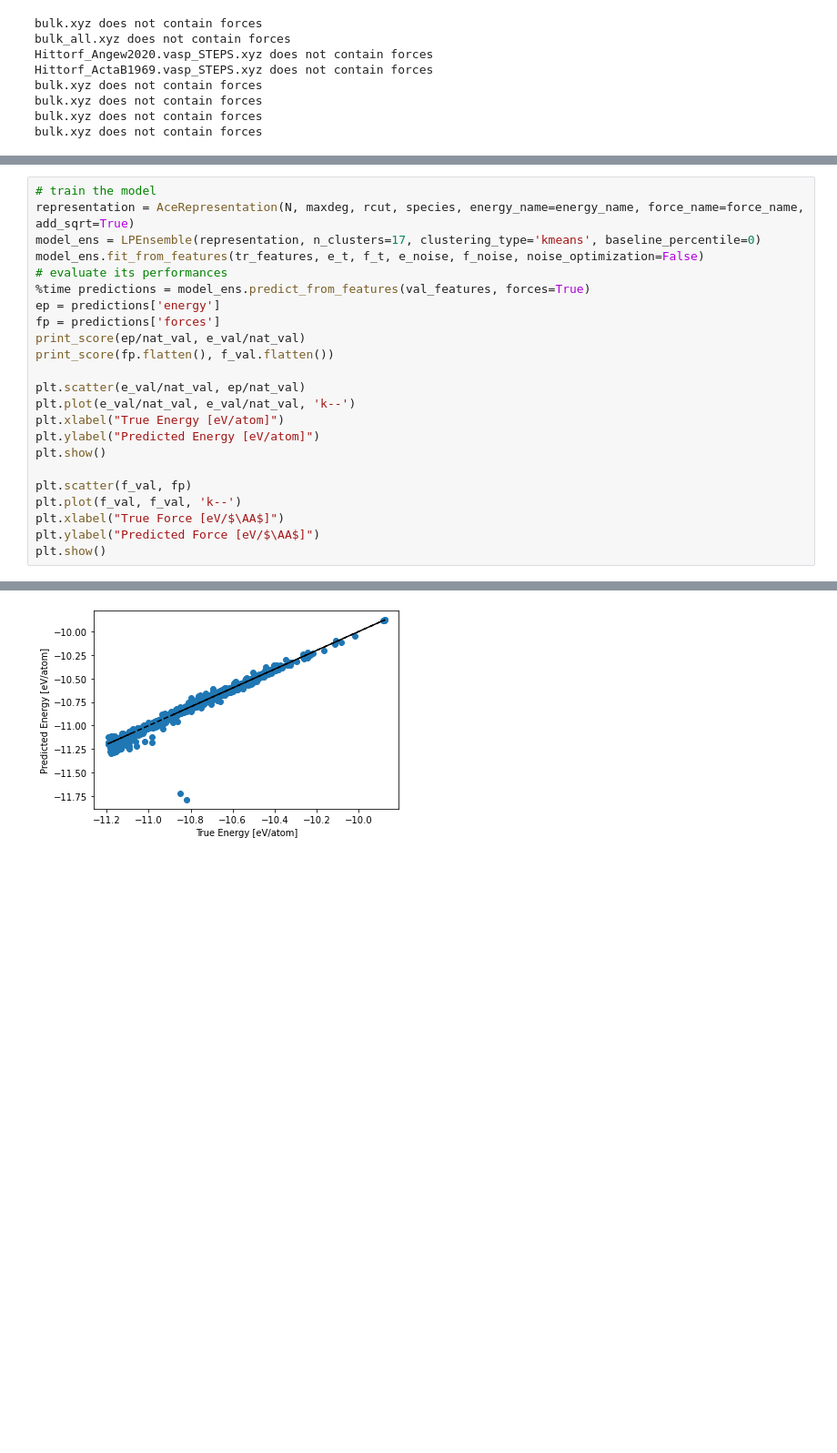
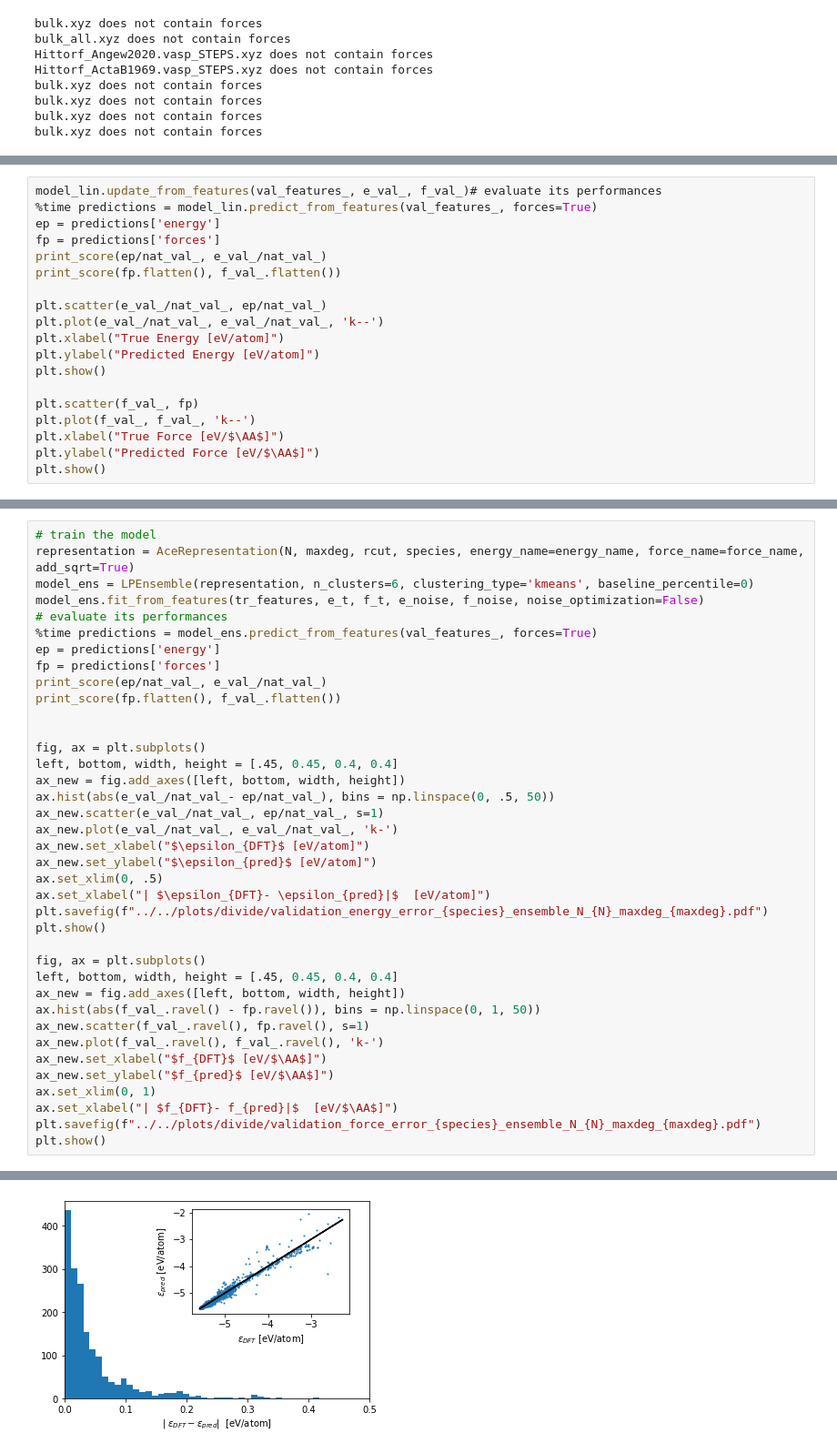
Before and after one commit to ClaudioZeni/Castle, a Jupyter notebook: notebooks/Active_learning.ipynb, the cells around one changed output, grey strips where cells are left out. Shown at 91% size. Cells and saved outputs as stored; diff of their text form; blank space fills up the shorter version.

Commit message:
slightly modified clustering and improved Active Learning notebook

```diff
--- a/notebooks/Active_learning.ipynb
+++ b/notebooks/Active_learning.ipynb
@@ -120,0 +154,19 @@ MAE=0.012 RMSE=0.015 SUP=0.060 R2=0.995
+# %%
+model_lin.update_from_features(val_features_, e_val_, f_val_)# evaluate its performances
+%time predictions = model_lin.predict_from_features(val_features_, forces=True)
+ep = predictions['energy']
+fp = predictions['forces']
+print_score(ep/nat_val_, e_val_/nat_val_)
+print_score(fp.flatten(), f_val_.flatten())
+
+plt.scatter(e_val_/nat_val_, ep/nat_val_)
+plt.plot(e_val_/nat_val_, e_val_/nat_val_, 'k--')
+plt.xlabel("True Energy [eV/atom]")
+plt.ylabel("Predicted Energy [eV/atom]")
+plt.show()
+
+plt.scatter(f_val_, fp)
+plt.plot(f_val_, f_val_, 'k--')
+plt.xlabel("True Force [eV/$\AA$]")
+plt.ylabel("Predicted Force [eV/$\AA$]")
+plt.show()
@@ -121,25 +182,40 @@ MAE=0.012 RMSE=0.015 SUP=0.060 R2=0.995
 # %%
 # train the model
 representation = AceRepresentation(N, maxdeg, rcut, species, energy_name=energy_name, force_name=force_name, add_sqrt=True)
-model_ens = LPEnsemble(representation, n_clusters=17, clustering_type='kmeans', baseline_percentile=0)
+model_ens = LPEnsemble(representation, n_clusters=6, clustering_type='kmeans', baseline_percentile=0)
 model_ens.fit_from_features(tr_features, e_t, f_t, e_noise, f_noise, noise_optimization=False)
 # evaluate its performances
-%time predictions = model_ens.predict_from_features(val_features, forces=True)
+%time predictions = model_ens.predict_from_features(val_features_, forces=True)
 ep = predictions['energy']
 fp = predictions['forces']
-print_score(ep/nat_val, e_val/nat_val)
-print_score(fp.flatten(), f_val.flatten())
+print_score(ep/nat_val_, e_val_/nat_val_)
+print_score(fp.flatten(), f_val_.flatten())
 
-plt.scatter(e_val/nat_val, ep/nat_val)
-plt.plot(e_val/nat_val, e_val/nat_val, 'k--')
-plt.xlabel("True Energy [eV/atom]")
-plt.ylabel("Predicted Energy [eV/atom]")
+
+fig, ax = plt.subplots()
+left, bottom, width, height = [.45, 0.45, 0.4, 0.4]
+ax_new = fig.add_axes([left, bottom, width, height])
+ax.hist(abs(e_val_/nat_val_- ep/nat_val_), bins = np.linspace(0, .5, 50))
+ax_new.scatter(e_val_/nat_val_, ep/nat_val_, s=1)
+ax_new.plot(e_val_/nat_val_, e_val_/nat_val_, 'k-')
+ax_new.set_xlabel("$\epsilon_{DFT}$ [eV/atom]")
+ax_new.set_ylabel("$\epsilon_{pred}$ [eV/atom]")
+ax.set_xlim(0, .5)
+ax.set_xlabel("| $\epsilon_{DFT}- \epsilon_{pred}|$  [eV/atom]")
+plt.savefig(f"../../plots/divide/validation_energy_error_{species}_ensemble_N_{N}_maxdeg_{maxdeg}.pdf")
 plt.show()
 
-plt.scatter(f_val, fp)
-plt.plot(f_val, f_val, 'k--')
-plt.xlabel("True Force [eV/$\AA$]")
-plt.ylabel("Predicted Force [eV/$\AA$]")
+fig, ax = plt.subplots()
+left, bottom, width, height = [.45, 0.45, 0.4, 0.4]
+ax_new = fig.add_axes([left, bottom, width, height])
+ax.hist(abs(f_val_.ravel() - fp.ravel()), bins = np.linspace(0, 1, 50))
+ax_new.scatter(f_val_.ravel(), fp.ravel(), s=1)
+ax_new.plot(f_val_.ravel(), f_val_.ravel(), 'k-')
+ax_new.set_xlabel("$f_{DFT}$ [eV/$\AA$]")
+ax_new.set_ylabel("$f_{pred}$ [eV/$\AA$]")
+ax.set_xlim(0, 1)
+ax.set_xlabel("| $f_{DFT}- f_{pred}|$  [eV/$\AA$]")
+plt.savefig(f"../../plots/divide/validation_force_error_{species}_ensemble_N_{N}_maxdeg_{maxdeg}.pdf")
 plt.show()
 # %% [output]
 Clustering data
@@ -151 +227 @@ MAE=0.130 RMSE=0.191 SUP=1.769 R2=0.984
-[figure, old version]
+[figure, new version]
```
Also changed, not shown: parts of 18 cells of this notebook, 2 other files.
